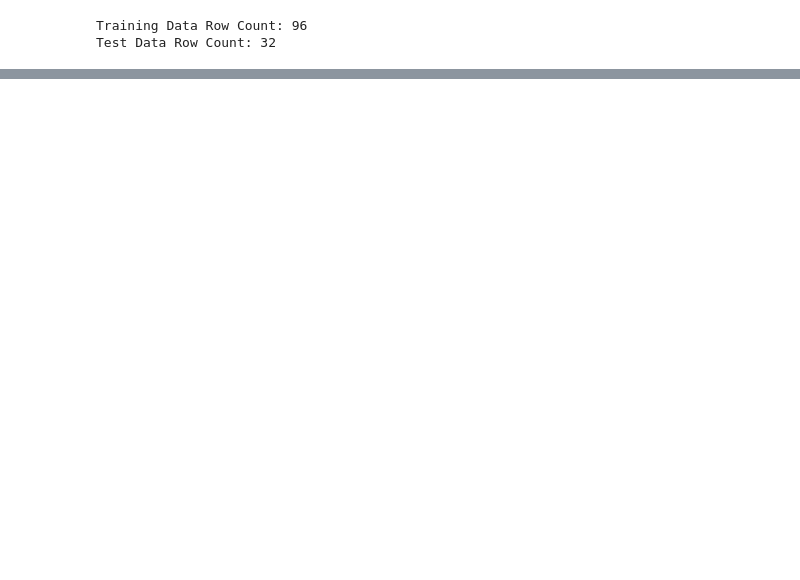
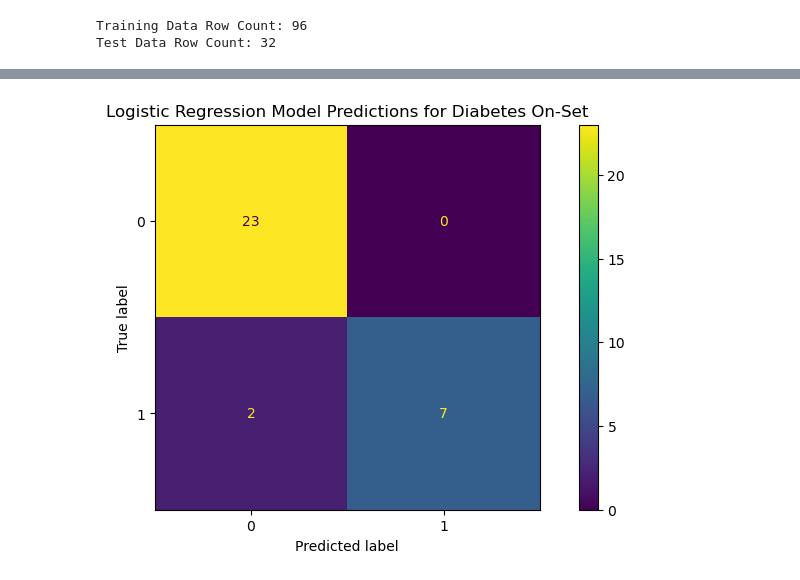
Before and after one commit to BritneyS/diabetes-predictor-ml, a Jupyter notebook: diabetes-predictor.ipynb, the cells around one changed output, grey strips where cells are left out. Drawn from its saved outputs; the diff is of its cells as text; code cells hidden in the pictures; blank space fills up the shorter version.

```diff
--- a/diabetes-predictor.ipynb
+++ b/diabetes-predictor.ipynb
@@ -87,0 +128,6 @@ Test Data Row Count: 32
+# %%
+from sklearn.linear_model import LogisticRegression
+
+# Using the indepdent variables, or features (x), and the dependent outcome, or target (y) to
+# train the logistic regression model.
+logistic_regression_model = LogisticRegression(max_iter=200).fit(X_train, y_train)
@@ -87,0 +175,8 @@ Test Data Row Count: 32
+# %%
+from sklearn import metrics
+
+y_prediction = logistic_regression_model.predict(X_test)
+
+print("Actual:", list(y_test))
+print("Predictions:", y_prediction)
+print("Accuracy: {}.".format(round(metrics.accuracy_score(y_test, y_prediction), 4)))
@@ -87,0 +191,9 @@ Test Data Row Count: 32
+# %%
+import matplotlib.pyplot as plt
+
+# Creating a confusion matrix
+figure, axis = plt.subplots(figsize=(10, 5))
+confusion_matrix = metrics.ConfusionMatrixDisplay.from_predictions(y_test, y_prediction, ax=axis)
+_ = axis.set_title("Logistic Regression Model Predictions for Diabetes On-Set")
+# %% [output]
+[figure, added]
```
Also changed, not shown: parts of 15 cells of this notebook.
